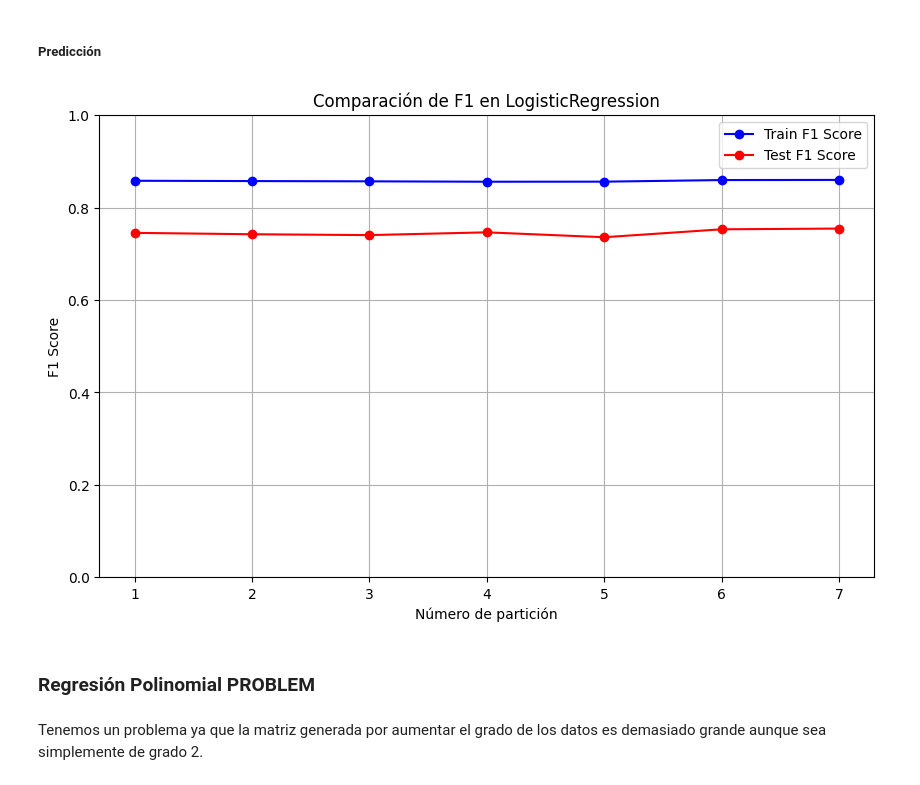
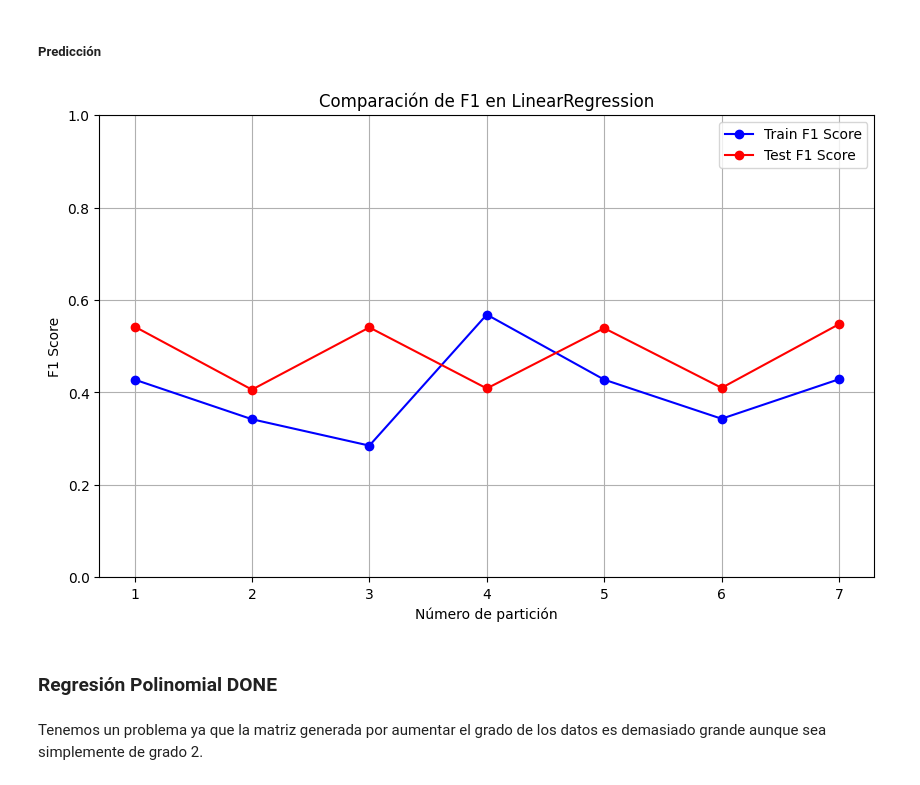
Before and after one commit to kliniik/Practica_AAI_1, a Jupyter notebook: supervised.ipynb, the cells around one changed output. Saved outputs shown, nothing was run; the diff lists cells and outputs as text; code cells hidden in the pictures.

Commit message:
Polinomial

```diff
--- a/supervised.ipynb
+++ b/supervised.ipynb
@@ -179,10 +180,10 @@ model = joblib.load("../data/models/LinearRegression.joblib")
 # %%
 prediction(model, 'LinearRegression')
 # %%
-plot_results('LogisticRegression')
+plot_results('LinearRegression')
 # %% [output]
-[figure, old version]
+[figure, new version]
 # %% [markdown]
-### Regresión Polinomial PROBLEM
+### Regresión Polinomial DONE
 # %% [markdown]
 Tenemos un problema ya que la matriz generada por aumentar el grado de los datos es demasiado grande aunque sea simplemente de grado 2.
```
Also changed, not shown: parts of 17 cells of this notebook.
